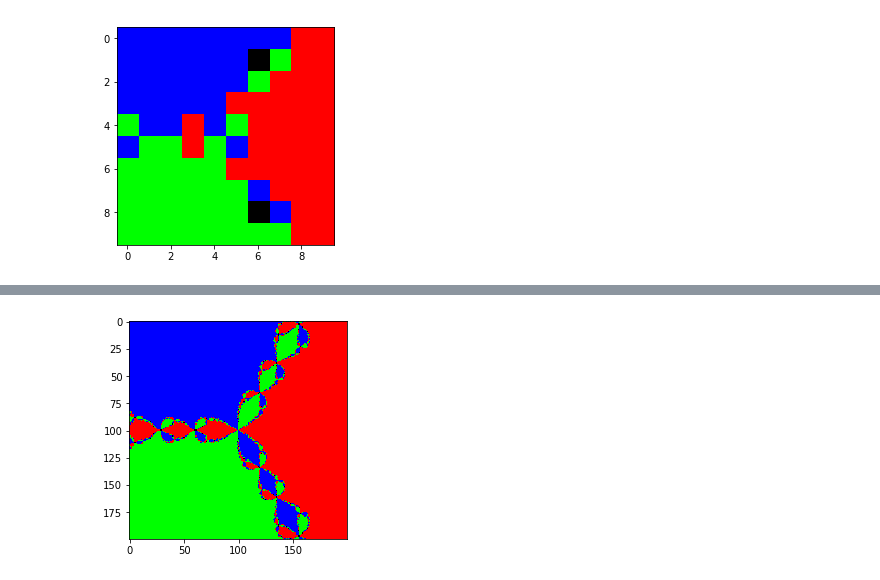
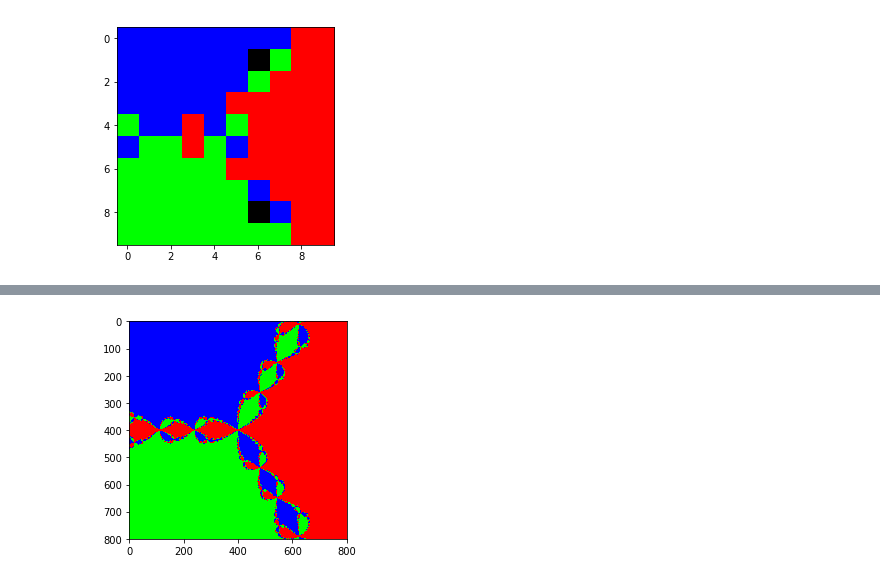
Before and after one commit to mephph/math248-notebooks, a Jupyter notebook: part2-lab2.ipynb, the cells around one changed output, grey strips where cells are left out. Saved outputs shown, nothing was run; the diff lists cells and outputs as text; code cells hidden in the pictures.

```diff
--- a/part2-lab2.ipynb
+++ b/part2-lab2.ipynb
@@ -427,0 +496,22 @@ The next bit of code will take about $\frac{200^2}{10^2} = 400$ times longer to
+# %%
+def closest_number(x, numbers, dtype=float):
+    """Find closest number in a set of numbers.
+
+    Arguments:
+        x:       Real or complex number to measure distance from.
+        numbers: List of real or complex numbers to consider.
+        dtype:   The type for all numbers.
+
+    Returns:
+         A number with minimum distance from x. If multiple numbers are
+         equally closest to x, any one could be returned.
+    """
+    numbers = np.array(numbers, dtype=dtype)
+
+    #                        np.abs(numbers - x)   Compute the distance from x to each number
+    #              mp.argmin(                   )  Find the index of the minimum value
+    #      numbers[                              ] Get the number at that index
+    return numbers[np.argmin(np.abs(numbers - x))]
+
+# I only want to vectorize the first argument, so I exclude the second argument (at index 1).
+closest_number = np.vectorize(closest_number, excluded=[1])
@@ -428,7 +563,7 @@ The next bit of code will take about $\frac{200^2}{10^2} = 400$ times longer to
 # %%
-n = 200
-domain = complex_space(-2, 2, -2, 2, n, n)
-plt.imshow(plot_roots_complex(f, domain, colors))
+f = sp.lambdify(x, x**3-1)
+domain = complex_space(-2, 2, -2, 2, 800, 800)
+plot_roots_complex(f, domain, [[1,0,0], [0,1,0], [0,0,1]])
 plt.show()
 # %% [output]
-[figure, old version]
+[figure, new version]
```
Also changed, not shown: parts of 10 cells of this notebook.
